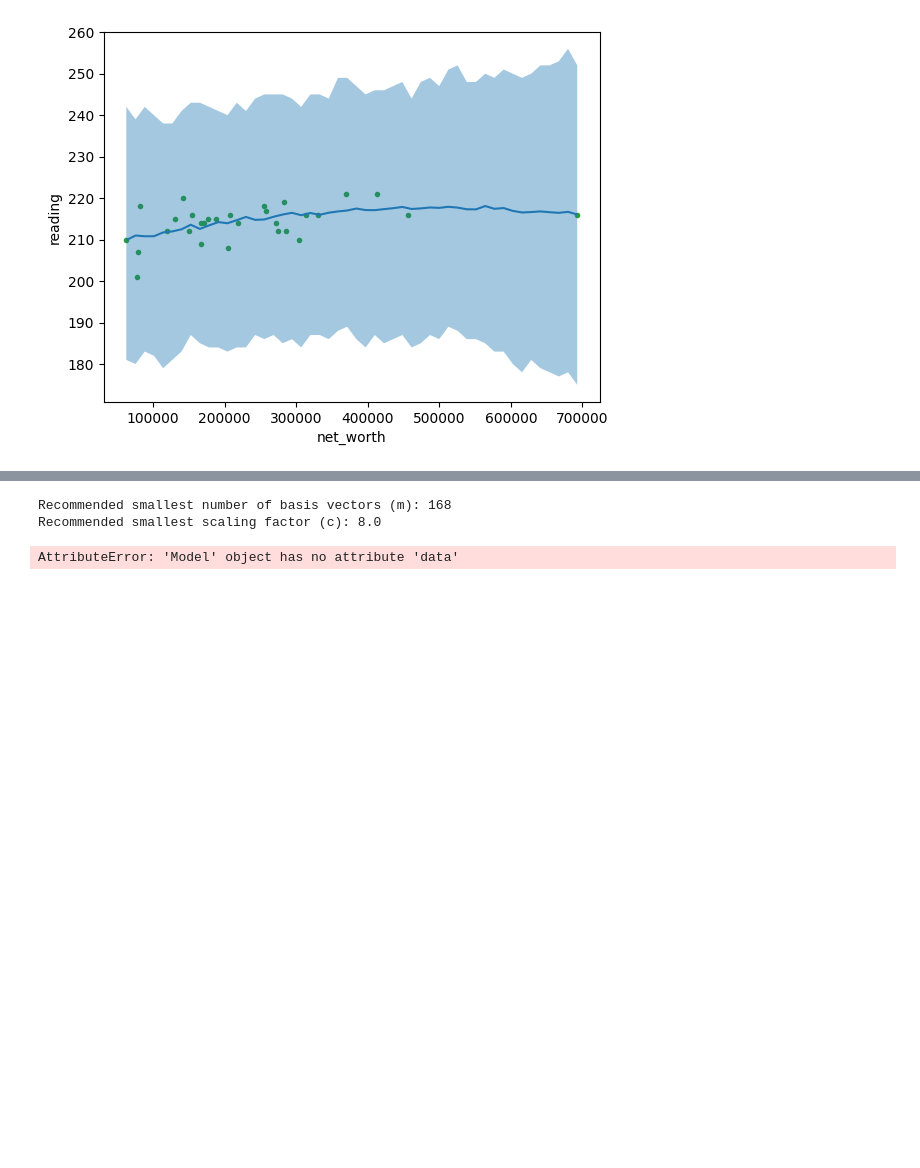
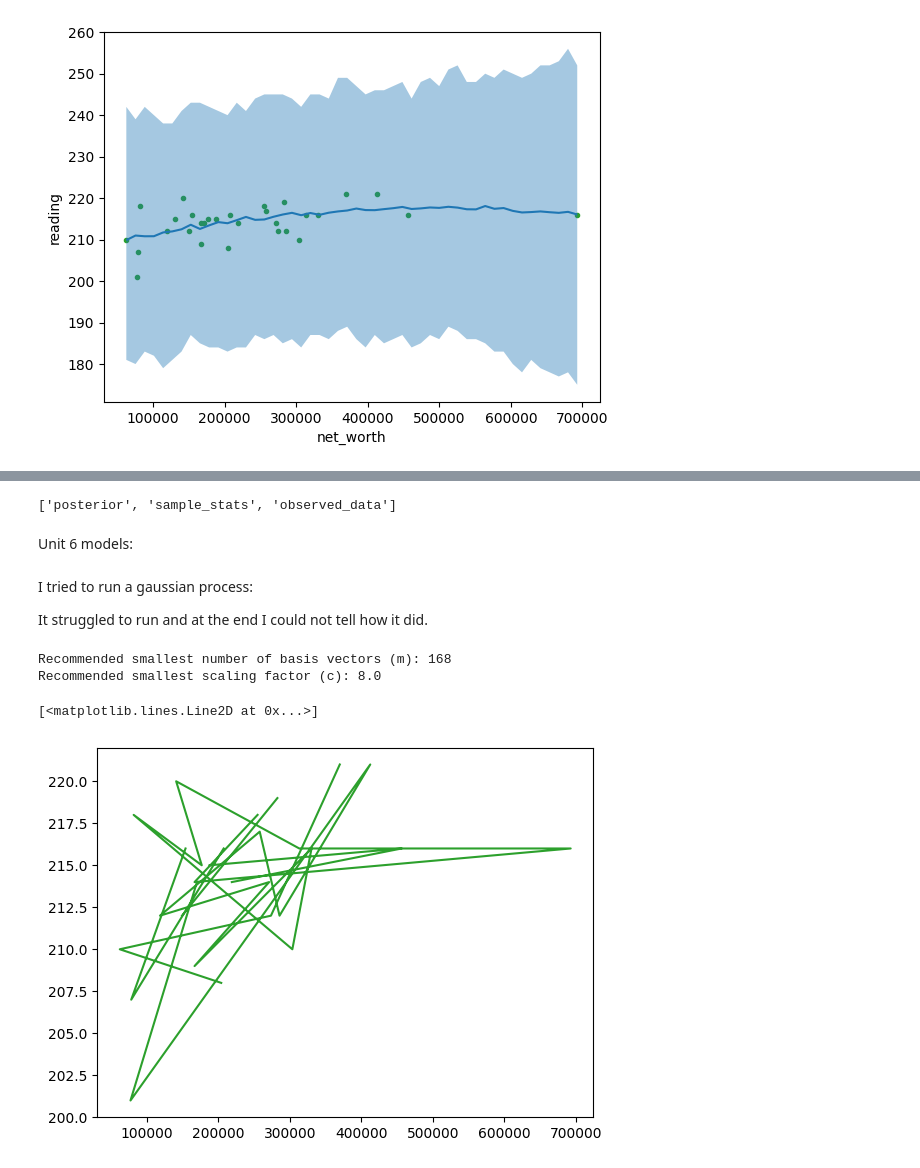
Before and after one commit to evacragnolino/Data-Science-Foundations, a Jupyter notebook: Eva_C_Unit_7_project.ipynb, the cells around one changed output, grey strips where cells are left out. Drawn from its saved outputs; the diff is of its cells as text; code cells hidden in the pictures; blank space fills up the shorter version.

```diff
--- a/Eva_C_Unit_7_project.ipynb
+++ b/Eva_C_Unit_7_project.ipynb
@@ -156,3 +221,19 @@ plt.plot(edu.net_worth, edu.reading, "C2.", zorder=-3)
+# %%
+print(idata_poly_4.groups())
+
+# You can also try to access it directly:
+# if hasattr(idata_poly_4, 'log_likelihood'):
+#     print(idata_poly_4.log_likelihood)
+# else:
+#     print("log_likelihood group not found in idata_poly_4")
+# %% [output]
+['posterior', 'sample_stats', 'observed_data']
+# %% [markdown]
+Unit 6 models:
+# %% [markdown]
+I tried to run a gaussian process:
+
+It struggled to run and at the end I could not tell how it did.
 # %%
 #ig stands for inverse gamma
 def get_ig_params(x_vals, l_b=None, u_b=None, mass=0.96, plot=False):
@@ -204,6 +285,7 @@ with pm.Model() as model_edugp:
 # %%
-bmb.interpret.plot_predictions(model_edugp, idata_edugp, "net_worth", pps=True)
+# bmb.interpret.plot_predictions(model_edugp, idata_edugp, "net_worth", pps=True) # This line caused an AttributeError
 #raw data
-plt.plot(edu.net_worth, edu.reading, "C2.", zorder=-3)
+plt.plot(edu.net_worth, edu.reading, "C2", zorder=-3)
 # %% [output]
-AttributeError: 'Model' object has no attribute 'data'
+[<matplotlib.lines.Line2D at 0x...>]
+[figure, added]
```
Also changed, not shown: parts of 16 cells of this notebook.
